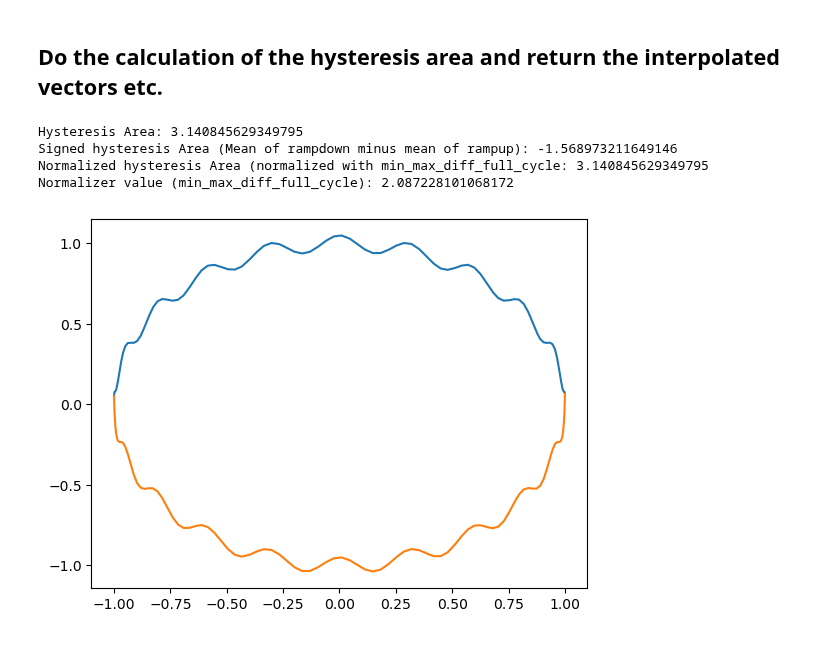
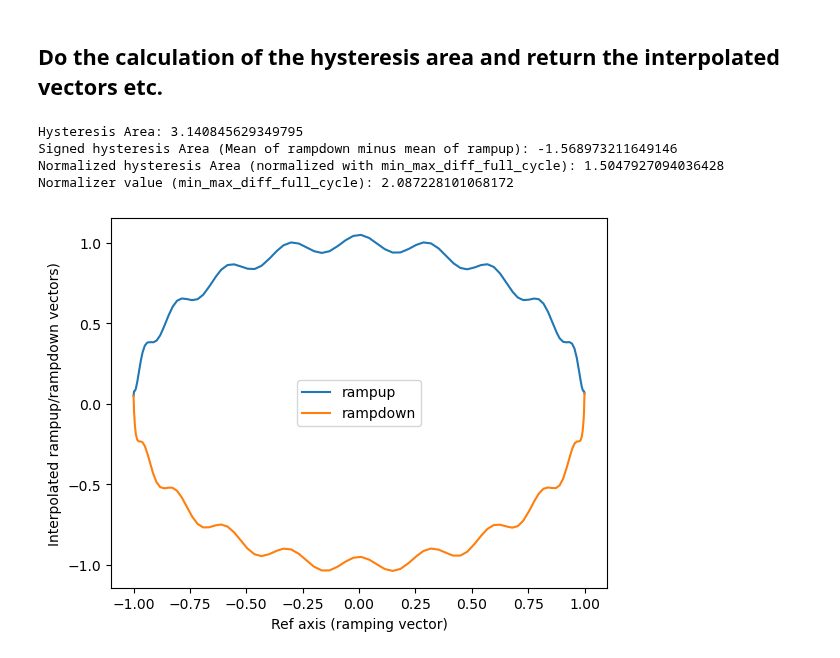
Before and after one commit to eikekoehn/hysteresis, a Jupyter notebook: demo_1d.ipynb, the cells around one changed output. Drawn from its saved outputs; the diff is of its cells as text; code cells hidden in the pictures.

```diff
--- a/demo_1d.ipynb
+++ b/demo_1d.ipynb
@@ -41,14 +41,17 @@ hysteresis_area, signed_hysteresis_area, normalized_hysteresis_area, normalizer_
 # %%
 fig, ax = plt.subplots()
 ax.plot(ramping_vector,interpolated_rampup,label='rampup')
 ax.plot(ramping_vector,interpolated_rampdown,label='rampdown')
+ax.legend()
+ax.set_xlabel('Ref axis (ramping vector)')
+ax.set_ylabel('Interpolated rampup/rampdown vectors)')
 print(f'Hysteresis Area: {hysteresis_area}')
 print(f'Signed hysteresis Area (Mean of rampdown minus mean of rampup): {signed_hysteresis_area}')
-print(f'Normalized hysteresis Area (normalized with {normalizer}: {hysteresis_area}')
+print(f'Normalized hysteresis Area (normalized with {normalizer}): {normalized_hysteresis_area}')
 print(f'Normalizer value ({normalizer}): {normalizer_value}')
 # %% [output]
 Hysteresis Area: 3.140845629349795
 Signed hysteresis Area (Mean of rampdown minus mean of rampup): -1.568973211649146
-Normalized hysteresis Area (normalized with min_max_diff_full_cycle: 3.140845629349795
+Normalized hysteresis Area (normalized with min_max_diff_full_cycle): 1.5047927094036428
 Normalizer value (min_max_diff_full_cycle): 2.087228101068172
-[figure, old version]
+[figure, new version]
```
Also changed, not shown: 1 other file.
